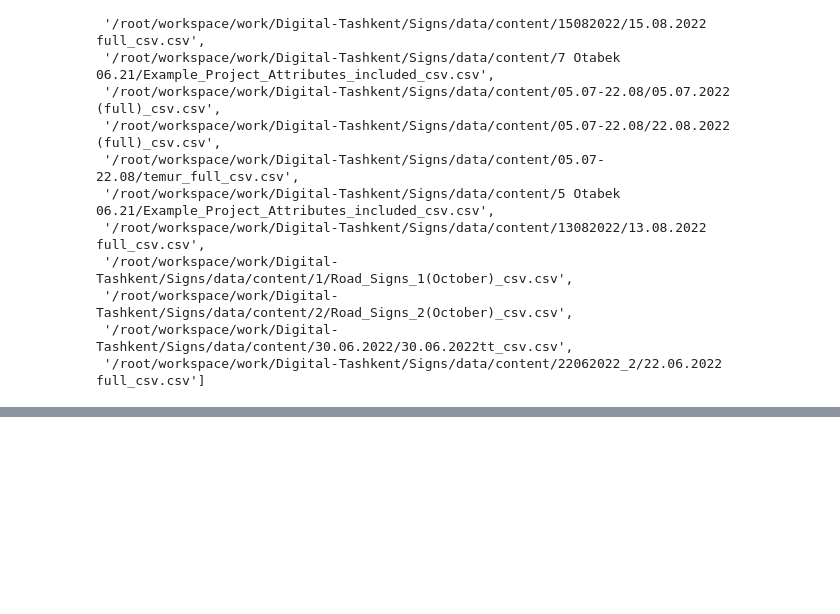
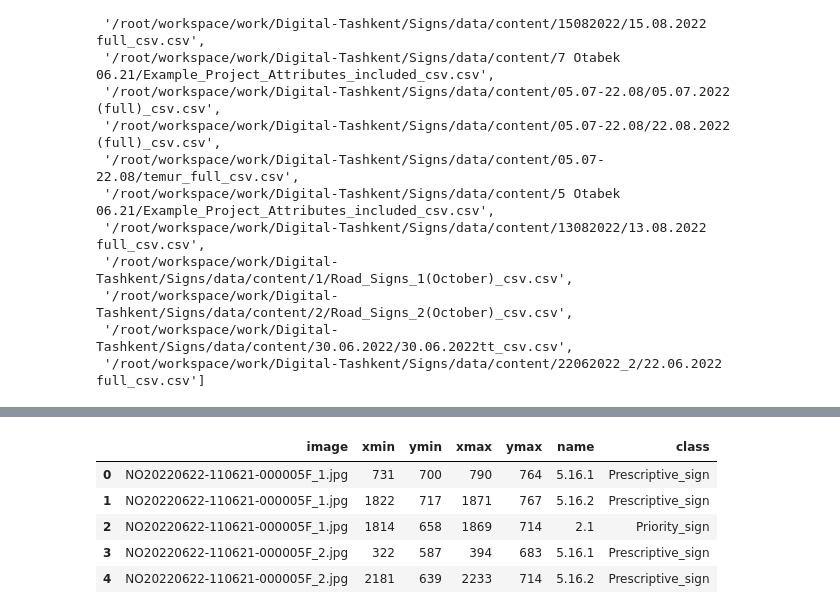
Before and after one commit to t1masavin/traffic-detection, a Jupyter notebook: classification/cls.ipynb, the cells around one changed output, grey strips where cells are left out. Cells and saved outputs as stored; diff of their text form; code cells hidden in the pictures; blank space fills up the shorter version.

```diff
--- a/classification/cls.ipynb
+++ b/classification/cls.ipynb
@@ -79,3 +112,10 @@ data
 # %%
-data = convertFromJson(data)
 data = convertToXYmax(data)
+data.head()
+# %% [output]
+|  | image | xmin | ymin | xmax | ymax | name | class |
+| 0 | NO20220622-110621-000005F_1.jpg | 731 | 700 | 790 | 764 | 5.16.1 | Prescriptive_sign |
+| 1 | NO20220622-110621-000005F_1.jpg | 1822 | 717 | 1871 | 767 | 5.16.2 | Prescriptive_sign |
+| 2 | NO20220622-110621-000005F_1.jpg | 1814 | 658 | 1869 | 714 | 2.1 | Priority_sign |
+| 3 | NO20220622-110621-000005F_2.jpg | 322 | 587 | 394 | 683 | 5.16.1 | Prescriptive_sign |
+| 4 | NO20220622-110621-000005F_2.jpg | 2181 | 639 | 2233 | 714 | 5.16.2 | Prescriptive_sign |
```
Also changed, not shown: parts of 10 cells of this notebook, 1 other file.
